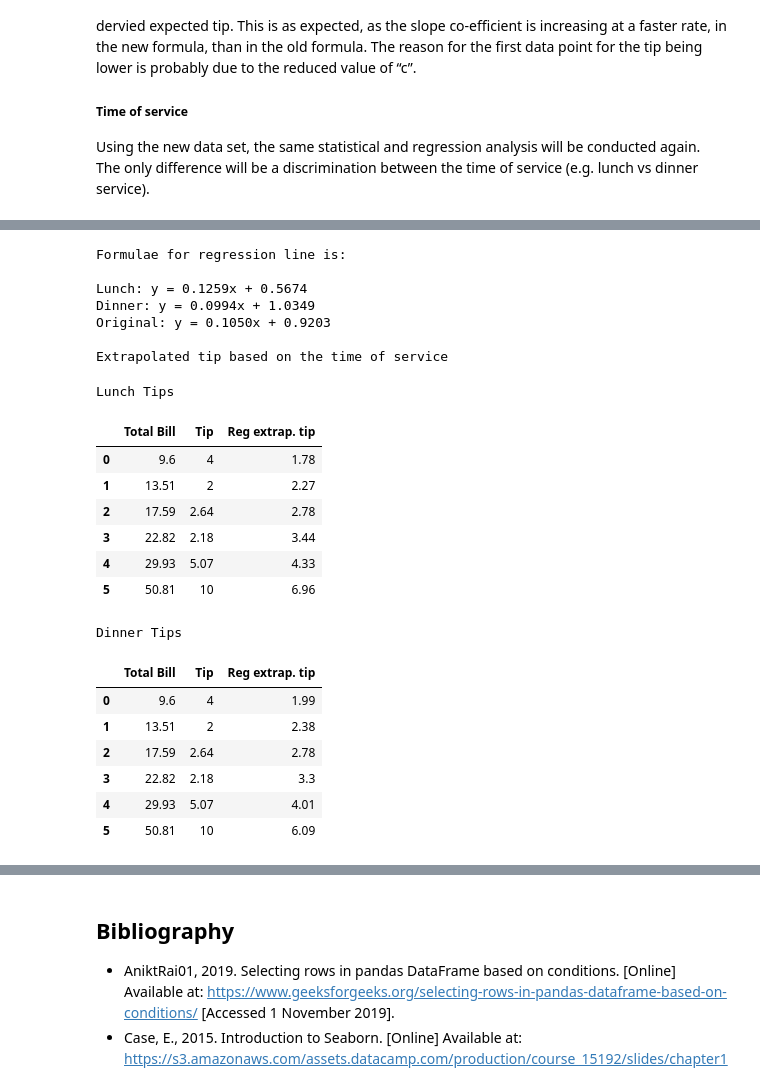
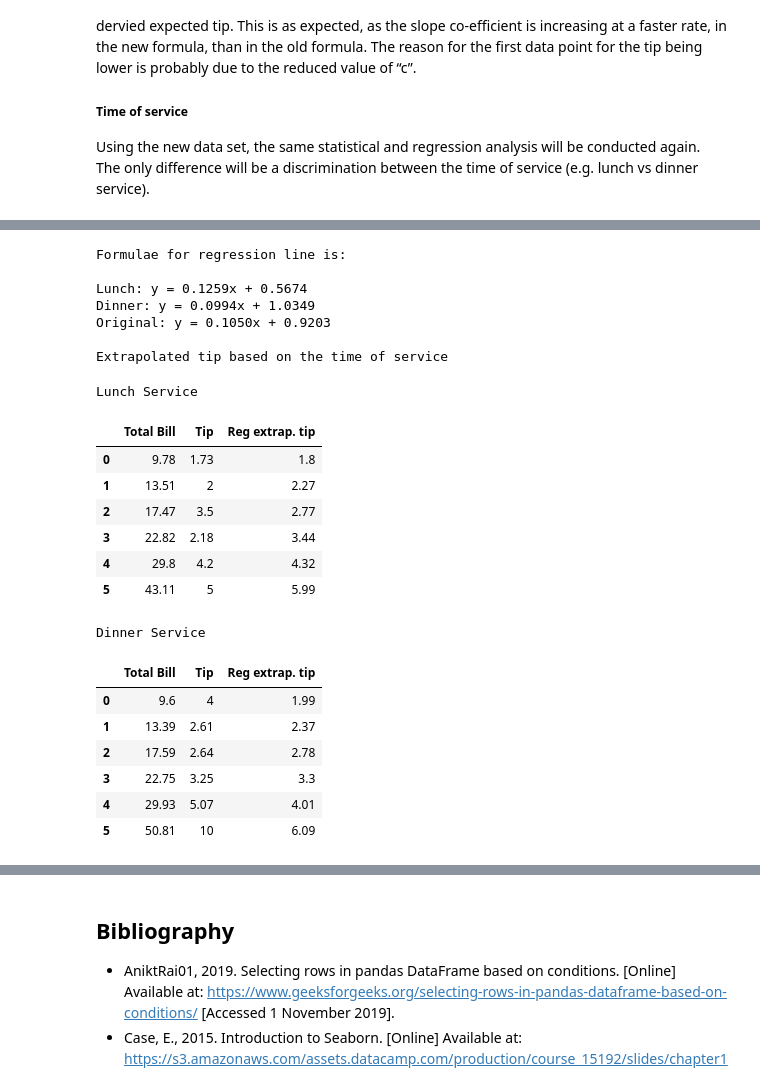
Before and after one commit to Clauric/FoDA-Assessment, a Jupyter notebook: Tips dataset review.ipynb, the cells around one changed output, grey strips where cells are left out. Drawn from its saved outputs; the diff is of its cells as text; code cells hidden in the pictures.

```diff
--- a/Tips dataset review.ipynb
+++ b/Tips dataset review.ipynb
@@ -1071,49 +1084,49 @@ m_D, c_D = new_trend_D
 
 # Input the values for m and c into the formula of the ine
 print("Formulae for regression line is:")
 print()
 print("Lunch: y = %1.4fx + %0.4f" % (m_L, c_L))
 print("Dinner: y = %0.4fx + %0.4f" % (m_D, c_D))
 print("Original: y = %0.4fx + %0.4f" % (m, c))
 print()
 
 # Create new dataframes for lunch and dinner
-new_df_L = Extrap_df.drop(columns = ["Interquartile expect tip", "Reg expt tip"])
-new_df_D = Extrap_df.drop(columns = ["Interquartile expect tip", "Reg expt tip"])
+new_df_L = pd.DataFrame({"Total Bill" : [9.78, 13.51, 17.47, 22.82, 29.8, 43.11], "Tip" : [1.73, 2.00, 3.5, 2.18, 4.2, 5.00]})
+new_df_D = pd.DataFrame({"Total Bill" : [9.60, 13.39, 17.59, 22.75, 29.93, 50.81], "Tip" : [4.00, 2.61, 2.64, 3.25, 5.07, 10.00]})
 
 new_df_L["Reg extrap. tip"] = round(new_df_L["Total Bill"] * m_L + c_L, 2)
 new_df_D["Reg extrap. tip"] = round(new_df_D["Total Bill"] * m_D + c_D, 2)
 
 # Examples of regression using formula of regression line
 # Method from gibbone (2018)
 print("Extrapolated tip based on the time of service")
 print()
 
 # Create styler layout
-L_styler = new_df_L.style.set_table_attributes("style='display:inline'").set_caption("Lunch Tips")
-D_styler = new_df_D.style.set_table_attributes("style='display:inline'").set_caption("Dinner Tips")
+L_styler = new_df_L.style.set_table_attributes("style='display:inline'").set_caption("Lunch Service")
+D_styler = new_df_D.style.set_table_attributes("style='display:inline'").set_caption("Dinner Service")
 display_html(L_styler._repr_html_()+D_styler._repr_html_(), raw=True)
 # %% [output]
 Formulae for regression line is:
 
 Lunch: y = 0.1259x + 0.5674
 Dinner: y = 0.0994x + 1.0349
 Original: y = 0.1050x + 0.9203
 
 Extrapolated tip based on the time of service
-Lunch Tips
+Lunch Service
 |  | Total Bill | Tip | Reg extrap. tip |
-| 0 | 9.6 | 4 | 1.78 |
+| 0 | 9.78 | 1.73 | 1.8 |
 | 1 | 13.51 | 2 | 2.27 |
-| 2 | 17.59 | 2.64 | 2.78 |
+| 2 | 17.47 | 3.5 | 2.77 |
 | 3 | 22.82 | 2.18 | 3.44 |
-| 4 | 29.93 | 5.07 | 4.33 |
-| 5 | 50.81 | 10 | 6.96 |
+| 4 | 29.8 | 4.2 | 4.32 |
+| 5 | 43.11 | 5 | 5.99 |
-Dinner Tips
+Dinner Service
 |  | Total Bill | Tip | Reg extrap. tip |
 | 0 | 9.6 | 4 | 1.99 |
-| 1 | 13.51 | 2 | 2.38 |
+| 1 | 13.39 | 2.61 | 2.37 |
 | 2 | 17.59 | 2.64 | 2.78 |
-| 3 | 22.82 | 2.18 | 3.3 |
+| 3 | 22.75 | 3.25 | 3.3 |
 | 4 | 29.93 | 5.07 | 4.01 |
 | 5 | 50.81 | 10 | 6.09 |
```
Also changed, not shown: parts of 14 cells of this notebook.
